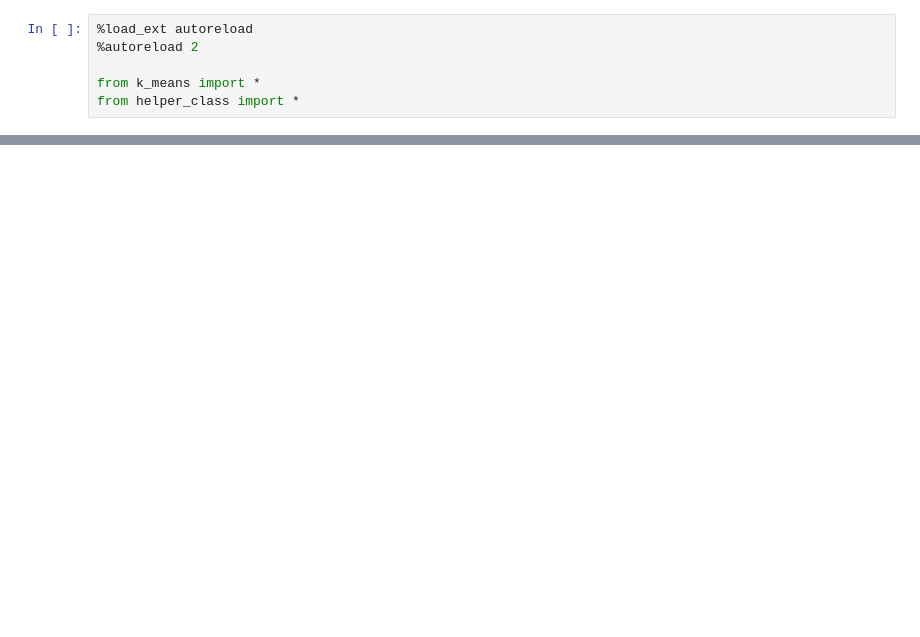
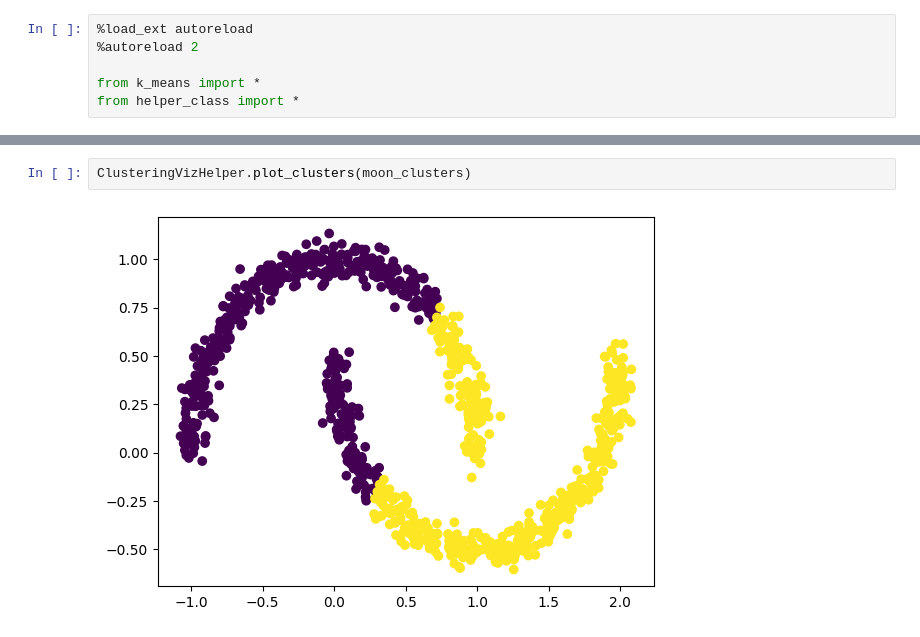
Before and after one commit to DwarfGiant26/ml-practice, a Jupyter notebook: clustering/test.ipynb, the cells around one changed output, grey strips where cells are left out. Saved outputs shown, nothing was run; the diff lists cells and outputs as text; blank space fills up the shorter version.

```diff
--- a/clustering/test.ipynb
+++ b/clustering/test.ipynb
@@ -19,0 +27,4 @@ ClusteringVizHelper.plot_clusters(clusters)
+# %%
+ClusteringVizHelper.plot_clusters(moon_clusters)
+# %% [output]
+[figure, added]
```
Also changed, not shown: parts of 4 cells of this notebook, 1 other file.
